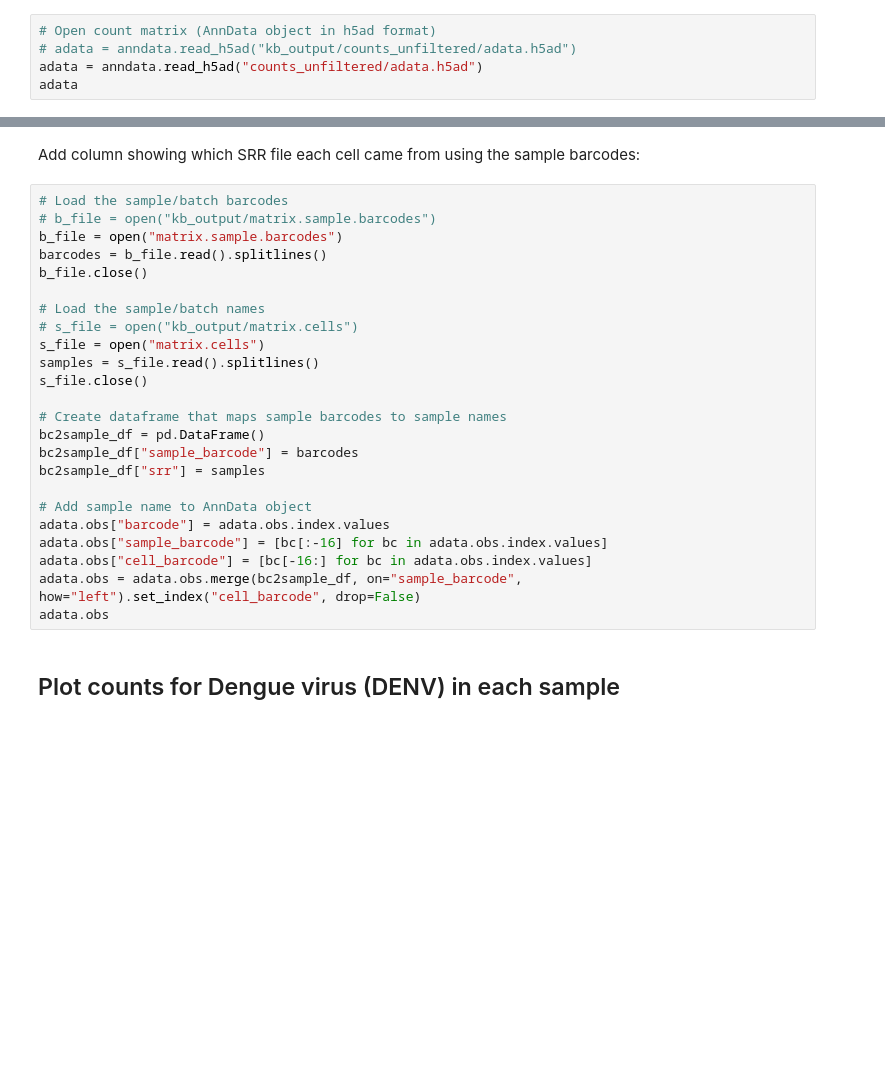
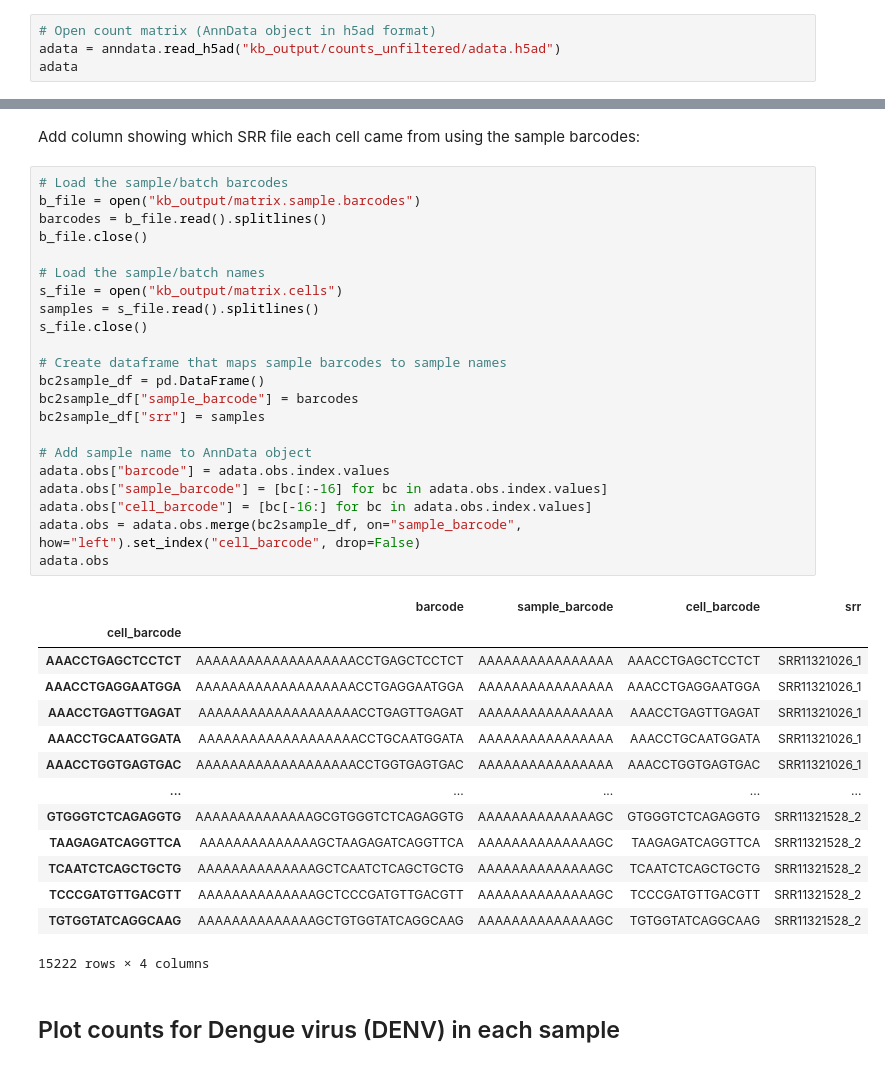
Before and after one commit to pachterlab/kb_docs, a Jupyter notebook: docs/source/translated/notebooks/virus_detection_sc.ipynb, the cells around one changed output, grey strips where cells are left out. Drawn from its saved outputs; the diff is of its cells as text; blank space fills up the shorter version.

```diff
--- a/docs/source/translated/notebooks/virus_detection_sc.ipynb
+++ b/docs/source/translated/notebooks/virus_detection_sc.ipynb
@@ -222,6 +231,5 @@ def nd(arr):
     return np.asarray(arr).reshape(-1)
 # %%
 # Open count matrix (AnnData object in h5ad format)
-# adata = anndata.read_h5ad("kb_output/counts_unfiltered/adata.h5ad")
-adata = anndata.read_h5ad("counts_unfiltered/adata.h5ad")
+adata = anndata.read_h5ad("kb_output/counts_unfiltered/adata.h5ad")
 adata
@@ -232,28 +257,41 @@ adata.obs
 Add column showing which SRR file each cell came from using the sample barcodes:
 # %%
 # Load the sample/batch barcodes
-# b_file = open("kb_output/matrix.sample.barcodes")
-b_file = open("matrix.sample.barcodes")
+b_file = open("kb_output/matrix.sample.barcodes")
 barcodes = b_file.read().splitlines()
 b_file.close()
 
 # Load the sample/batch names
-# s_file = open("kb_output/matrix.cells")
-s_file = open("matrix.cells")
+s_file = open("kb_output/matrix.cells")
 samples = s_file.read().splitlines()
 s_file.close()
 
 # Create dataframe that maps sample barcodes to sample names
 bc2sample_df = pd.DataFrame()
 bc2sample_df["sample_barcode"] = barcodes
 bc2sample_df["srr"] = samples
 
 # Add sample name to AnnData object
 adata.obs["barcode"] = adata.obs.index.values
 adata.obs["sample_barcode"] = [bc[:-16] for bc in adata.obs.index.values]
 adata.obs["cell_barcode"] = [bc[-16:] for bc in adata.obs.index.values]
 adata.obs = adata.obs.merge(bc2sample_df, on="sample_barcode", how="left").set_index("cell_barcode", drop=False)
 adata.obs
+# %% [output]
+|  | barcode | sample_barcode | cell_barcode | srr |
+| cell_barcode |  |  |  |  |
+| AAACCTGAGCTCCTCT | AAAAAAAAAAAAAAAAAAACCTGAGCTCCTCT | AAAAAAAAAAAAAAAA | AAACCTGAGCTCCTCT | SRR11321026_1 |
+| AAACCTGAGGAATGGA | AAAAAAAAAAAAAAAAAAACCTGAGGAATGGA | AAAAAAAAAAAAAAAA | AAACCTGAGGAATGGA | SRR11321026_1 |
+| AAACCTGAGTTGAGAT | AAAAAAAAAAAAAAAAAAACCTGAGTTGAGAT | AAAAAAAAAAAAAAAA | AAACCTGAGTTGAGAT | SRR11321026_1 |
+| AAACCTGCAATGGATA | AAAAAAAAAAAAAAAAAAACCTGCAATGGATA | AAAAAAAAAAAAAAAA | AAACCTGCAATGGATA | SRR11321026_1 |
+| AAACCTGGTGAGTGAC | AAAAAAAAAAAAAAAAAAACCTGGTGAGTGAC | AAAAAAAAAAAAAAAA | AAACCTGGTGAGTGAC | SRR11321026_1 |
+| ... | ... | ... | ... | ... |
+| GTGGGTCTCAGAGGTG | AAAAAAAAAAAAAAGCGTGGGTCTCAGAGGTG | AAAAAAAAAAAAAAGC | GTGGGTCTCAGAGGTG | SRR11321528_2 |
+| TAAGAGATCAGGTTCA | AAAAAAAAAAAAAAGCTAAGAGATCAGGTTCA | AAAAAAAAAAAAAAGC | TAAGAGATCAGGTTCA | SRR11321528_2 |
+| TCAATCTCAGCTGCTG | AAAAAAAAAAAAAAGCTCAATCTCAGCTGCTG | AAAAAAAAAAAAAAGC | TCAATCTCAGCTGCTG | SRR11321528_2 |
+| TCCCGATGTTGACGTT | AAAAAAAAAAAAAAGCTCCCGATGTTGACGTT | AAAAAAAAAAAAAAGC | TCCCGATGTTGACGTT | SRR11321528_2 |
+| TGTGGTATCAGGCAAG | AAAAAAAAAAAAAAGCTGTGGTATCAGGCAAG | AAAAAAAAAAAAAAGC | TGTGGTATCAGGCAAG | SRR11321528_2 |
+15222 rows × 4 columns
 # %% [markdown]
 ## Plot counts for Dengue virus (DENV) in each sample
 # %%
```
Also changed, not shown: parts of 11 cells of this notebook.
